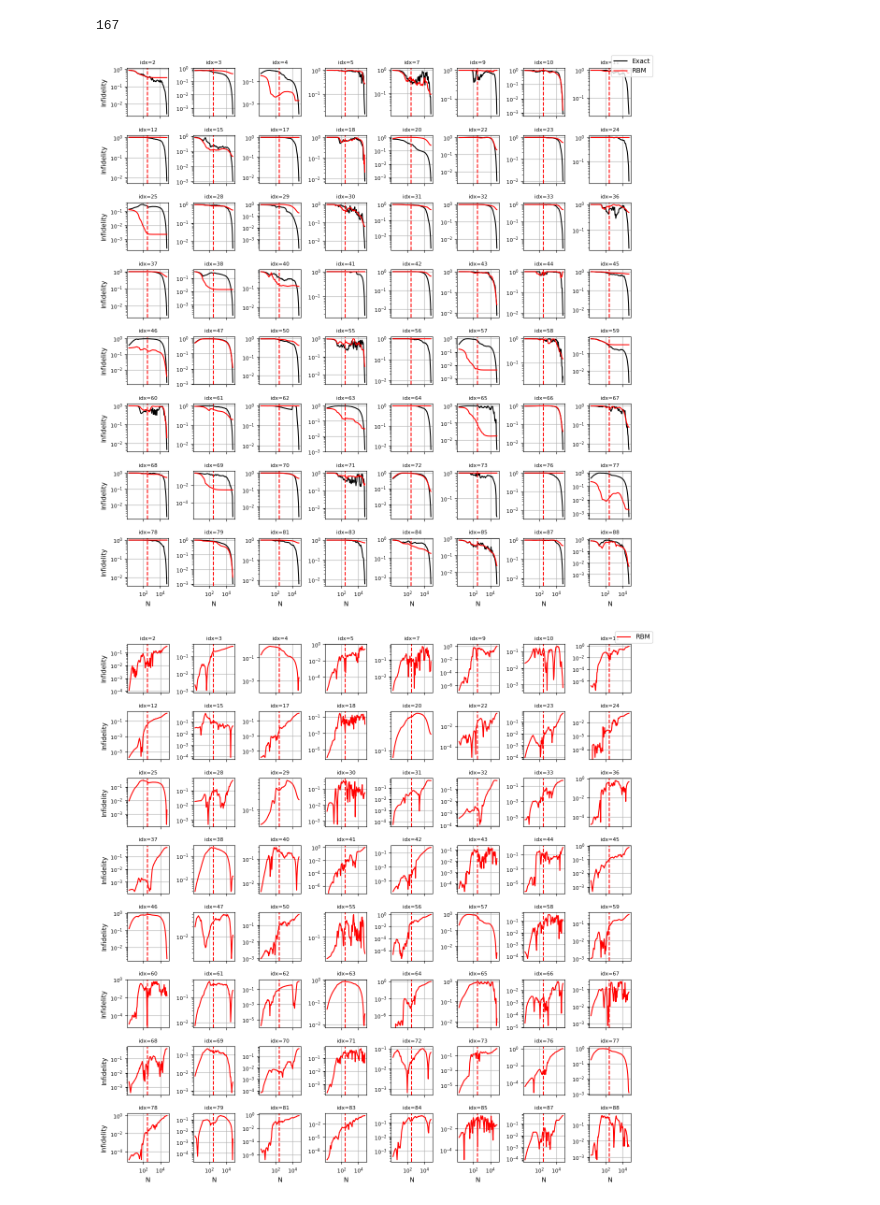
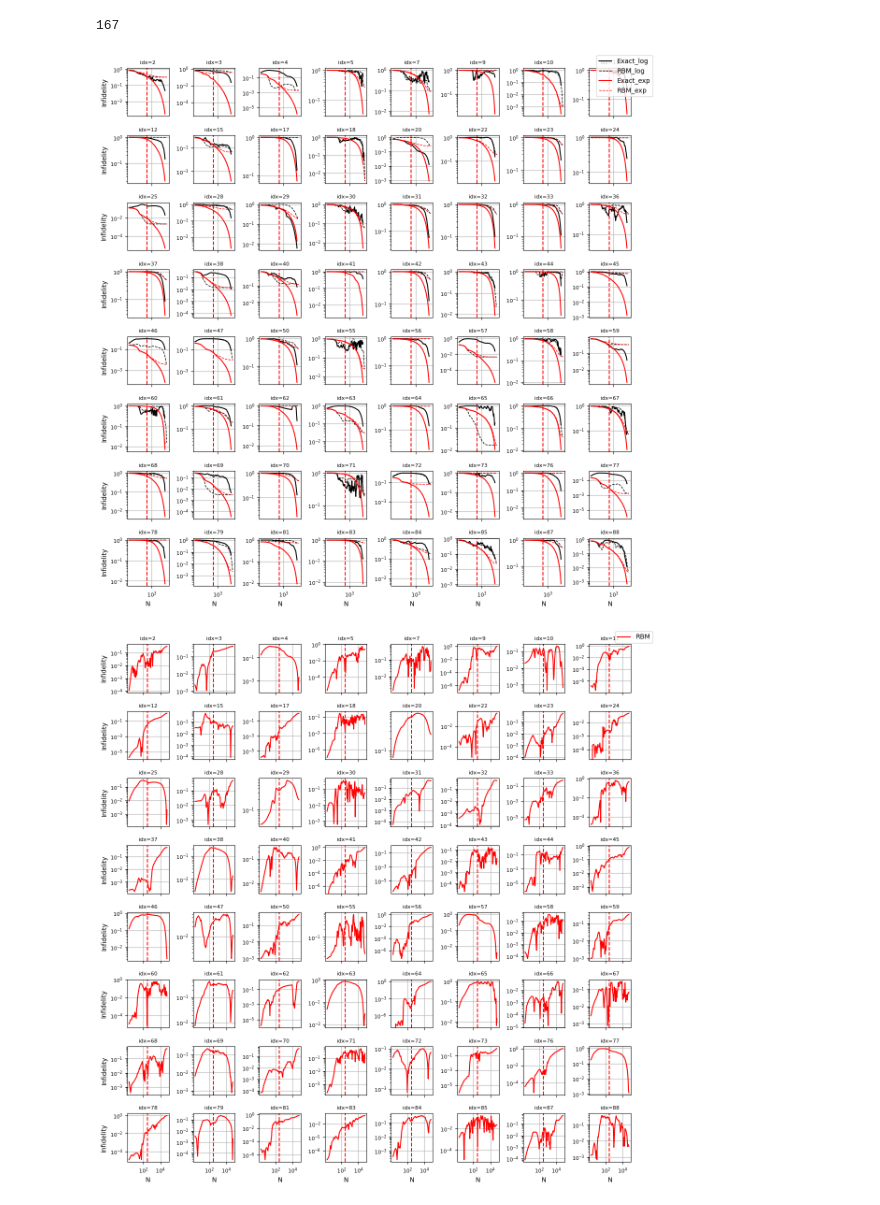
Before and after one commit to NilsNiggemann/DataMiningRBMs, a Jupyter notebook: ClusterExpansion/collect_res.ipynb, the cells around one changed output. Drawn from its saved outputs; the diff is of its cells as text; code cells hidden in the pictures.

```diff
--- a/ClusterExpansion/collect_res.ipynb
+++ b/ClusterExpansion/collect_res.ipynb
@@ -12,6 +12,7 @@ from numpy import sqrt, pi, exp
 from analysis import std_phase, ipr, pca_entropy, renyi_entropy, mean_amplitude, uniform_state_overlap, infidelity
 # Directory containing the partial results
 outfile = '../data/cluster_expansion_analysis/expansion_infidelities_merged.h5'
+outfile_exp = '../data/cluster_expansion_analysis_exp/expansion_infidelities_merged.h5'
 # %%
 with h5py.File(outfile, 'r') as h5:
     infidels_exact_opt_mat = h5['infidels_exact_opt_mat'][:]
@@ -85,6 +96,18 @@ def value_to_color(val, vmin, vmax, cmap='viridis'):
     normed = min(max(normed, 0.0), 1.0)  # Clamp to [0, 1]
     cmap_obj = plt.get_cmap(cmap)
     return cmap_obj(normed)
+# %%
+def get_phase_overlap(psiRBM,psi0):
+    psiRBM_phasepart = psiRBM / np.abs(psiRBM)
+    psi0_phasepart = psi0 / np.abs(psi0)
+    psiAbs2 = np.abs(psi0)**2
+    overlap = np.sum(np.conj(psi0_phasepart) * psiRBM_phasepart * psiAbs2)/np.sum(psiAbs2)
+    return 1 - abs(overlap)**2
+
+def get_amplitude_infidelity(psi1,psi2):
+    psi1_amplitudepart = np.abs(psi1)
+    psi2_amplitudepart = np.abs(psi2)
+    return infidelity(psi1_amplitudepart, psi2_amplitudepart)
 # %%
 std_phases_below = []
 for idx in idxs_below_threshold:
@@ -108,3 +131,21 @@ print(std_phases_below)
  0.26847029 0.09596394 0.10264874 0.41448897 0.23906644 0.24248107
  0.09578925 0.0345603  0.43498569 0.01938443 0.17267702 0.2452535
  0.21308403 0.00397598 1.08063173]
+# %%
+phase_infids_below = []
+for idx in idxs_below_threshold:
+    df_idx = idxs[idx]
+    psi_exact = df_opt.loc[df_opt['idx'] == df_idx, 'psi_0'].values[0]
+    psi_opt = df_opt.loc[df_opt['idx'] == df_idx, 'psi'].values[0]
+    phase_infidelity_val = get_phase_overlap(psi_exact, psi_opt)
+    phase_infids_below.append(phase_infidelity_val)
+phase_infids_below = np.array(phase_infids_below)
+ampl_infids_below = []
+for idx in idxs_below_threshold:
+    df_idx = idxs[idx]
+    psi_exact = df_opt.loc[df_opt['idx'] == df_idx, 'psi_0'].values[0]
+    psi_opt = df_opt.loc[df_opt['idx'] == df_idx, 'psi'].values[0]
+    phase_infidelity_val = get_amplitude_infidelity(psi_exact, psi_opt)
+    ampl_infids_below.append(phase_infidelity_val)
+
+ampl_infids_below = np.array(ampl_infids_below)
@@ -164,36 +236,40 @@ len(idx_above_threshold)
 # %%
 # fig, axes = plt.subplots(8, 8, figsize=(12, 12), sharex=True, sharey=True)
 fig, axes = plt.subplots(8, 8, figsize=(12, 12), sharex=True, sharey=False)
 for i in range(8):
     for j in range(8):
         idxij = i * 8 + j
         if idxij >= len(idx_above_threshold):
             continue
         idx = idx_above_threshold[idxij]
         if idx < infidels_exact_opt_mat.shape[0]:
             ax = axes[i, j]
             ax.tick_params(axis='both', which='major', labelsize=8)
-            ax.plot(compr_idx_list[0:-1], infidels_exact_opt_mat[idx][0:-1], label='Exact',color = "black")
-            ax.plot(compr_idx_list[0:-1], infidels_RBM_opt_mat[idx][0:-1], label='RBM', color = "red")
-            # ax.plot(compr_idx_list[0:-1], np.abs(infidels_exact_opt_mat[idx][0:-1] - infidels_RBM_opt_mat[idx][0:-1]), label='RBM', color = "red")
+            ax.plot(compr_idx_list[0:-5], infidels_exact_opt_mat[idx][0:-5], label='Exact_log',color = "black")
+            ax.plot(compr_idx_list, infidels_RBM_opt_mat[idx], label='RBM_log', color = "black", lw= 1, ls='--')
+            # std_normality = df_opt.loc[df_opt['idx'] == idx, 'std_phase'].values - sqrt(pi)/3
+            # color = value_to_color(color_value, extrema_std_normality[0], extrema_std_normality[1], cmap='plasma')
+            color = "red"
+            ax.plot(compr_idx_list_exp[0:-5], infidels_exact_opt_mat_exp[idx][0:-5], label='Exact_exp',color = "red",)
+            ax.plot(compr_idx_list_exp, infidels_RBM_opt_mat_exp[idx], label='RBM_exp', color = "red", lw= 1, ls='--')
             ax.set_xscale('log')
             ax.set_yscale('log')
             ax.axvline(x=16**2+16*2, color='red', linestyle='--')
             ax.set_title(f'idx={idx}',fontsize=8)
             ax.grid(True)
             if i == 7:
                 ax.set_xlabel('N')
             if j == 0:
                 ax.set_ylabel('Infidelity')
         else:
             axes[i, j].axis('off')
 
 handles, labels = axes[0, 0].get_legend_handles_labels()
 fig.legend(handles, labels, loc='upper right')
 plt.tight_layout(rect=[0, 0, 0.97, 1])
 plt.show()
 # %% [output]
-[figure, old version]
+[figure, new version]
 # %%
 # fig, axes = plt.subplots(8, 8, figsize=(12, 12), sharex=True, sharey=True)
 fig, axes = plt.subplots(8, 8, figsize=(12, 12), sharex=True, sharey=False)
```
Also changed, not shown: parts of 7 cells of this notebook, 4 other files.
